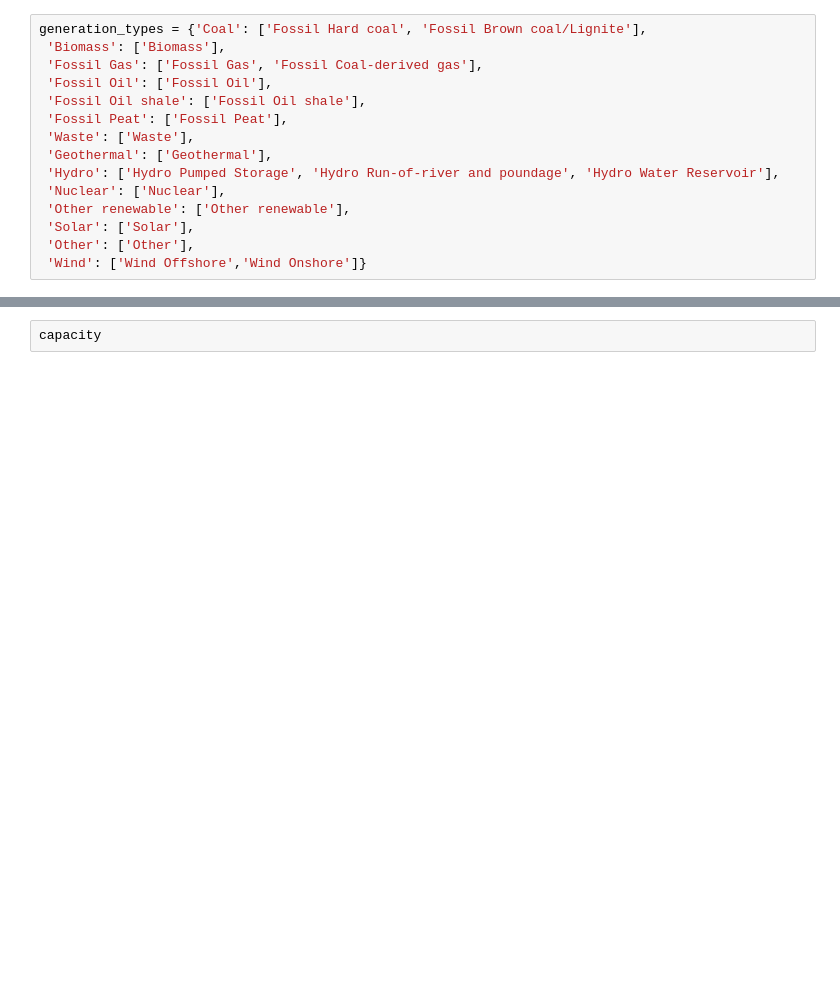
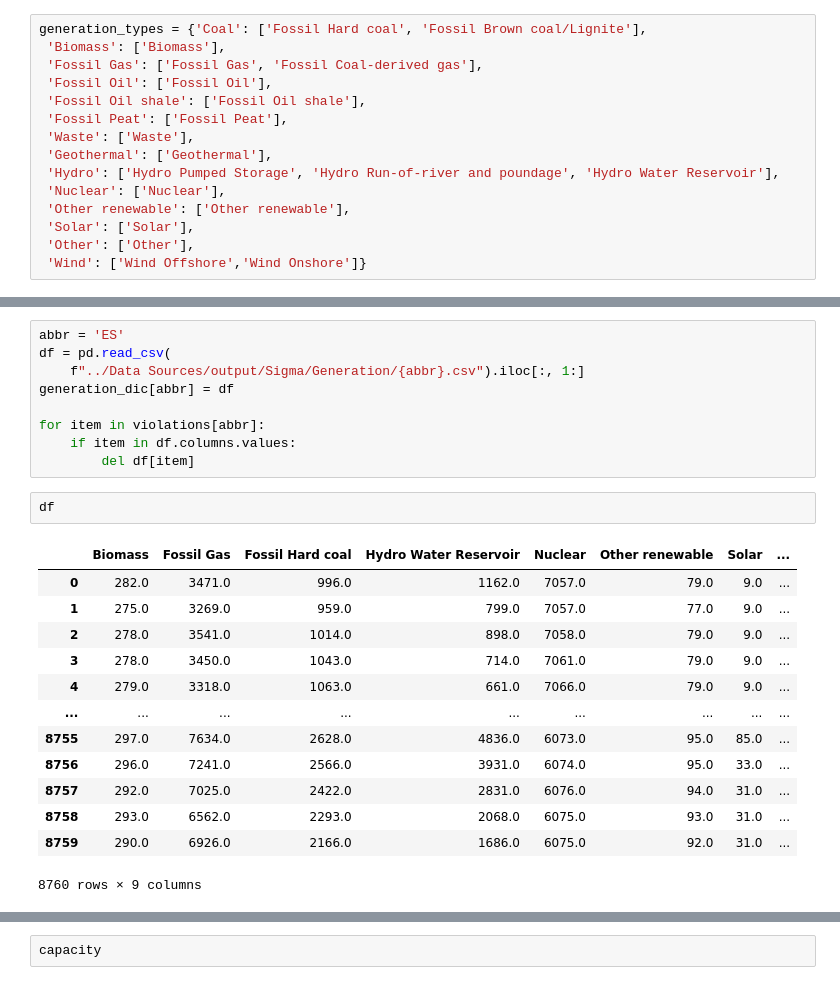
Before and after one commit to lovinduw/Consolidation, a Jupyter notebook: Scripts/temp.ipynb, the cells around one changed output, grey strips where cells are left out. Cells and saved outputs as stored; diff of their text form; blank space fills up the shorter version.

```diff
--- a/Scripts/temp.ipynb
+++ b/Scripts/temp.ipynb
@@ -71 +319,26 @@ for abbr in abbr_list:
+# %%
+abbr = 'ES'
+df = pd.read_csv(
+    f"../Data Sources/output/Sigma/Generation/{abbr}.csv").iloc[:, 1:]
+generation_dic[abbr] = df
+
+for item in violations[abbr]:
+    if item in df.columns.values:
+        del df[item]
+# %%
+df
+# %% [output]
+|  | Biomass | Fossil Gas | Fossil Hard coal | Hydro Water Reservoir | Nuclear | Other renewable | Solar | ... |
+| 0 | 282.0 | 3471.0 | 996.0 | 1162.0 | 7057.0 | 79.0 | 9.0 | ... |
+| 1 | 275.0 | 3269.0 | 959.0 | 799.0 | 7057.0 | 77.0 | 9.0 | ... |
+| 2 | 278.0 | 3541.0 | 1014.0 | 898.0 | 7058.0 | 79.0 | 9.0 | ... |
+| 3 | 278.0 | 3450.0 | 1043.0 | 714.0 | 7061.0 | 79.0 | 9.0 | ... |
+| 4 | 279.0 | 3318.0 | 1063.0 | 661.0 | 7066.0 | 79.0 | 9.0 | ... |
+| ... | ... | ... | ... | ... | ... | ... | ... | ... |
+| 8755 | 297.0 | 7634.0 | 2628.0 | 4836.0 | 6073.0 | 95.0 | 85.0 | ... |
+| 8756 | 296.0 | 7241.0 | 2566.0 | 3931.0 | 6074.0 | 95.0 | 33.0 | ... |
+| 8757 | 292.0 | 7025.0 | 2422.0 | 2831.0 | 6076.0 | 94.0 | 31.0 | ... |
+| 8758 | 293.0 | 6562.0 | 2293.0 | 2068.0 | 6075.0 | 93.0 | 31.0 | ... |
+| 8759 | 290.0 | 6926.0 | 2166.0 | 1686.0 | 6075.0 | 92.0 | 31.0 | ... |
+8760 rows × 9 columns
 # %%
```
Also changed, not shown: parts of 13 cells of this notebook, 30 other files.
